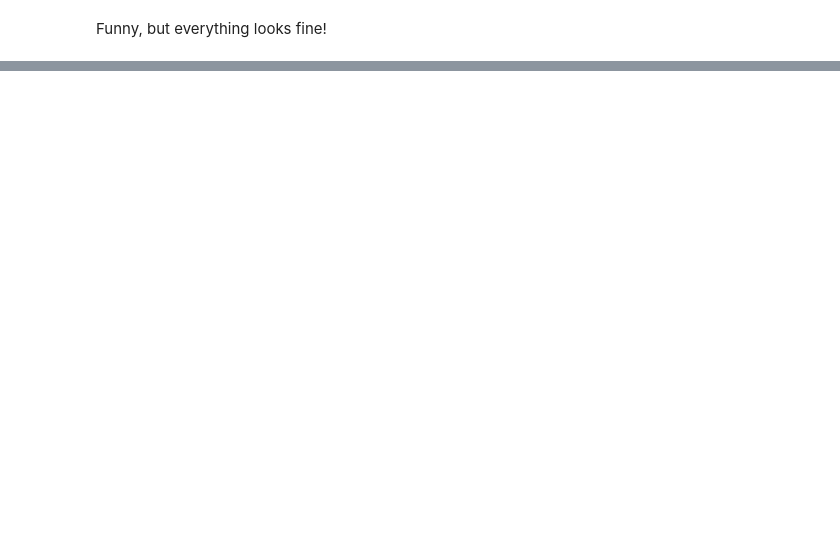
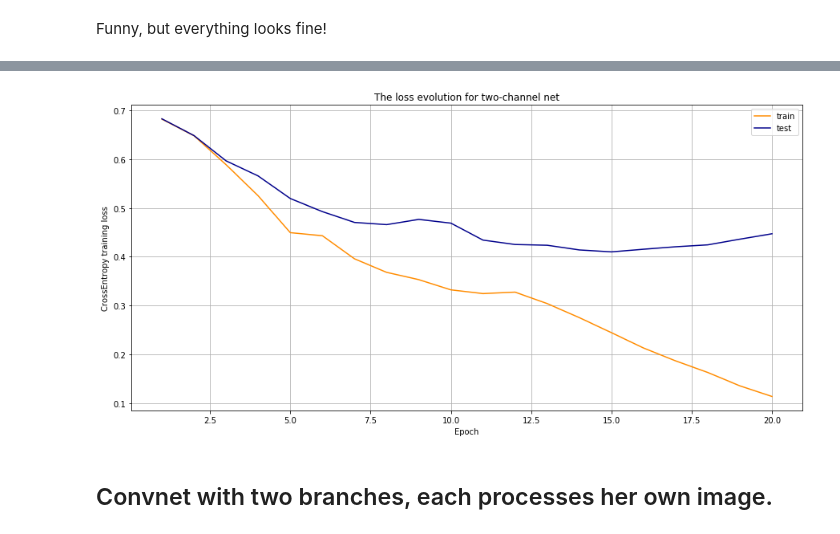
Before and after one commit to masyahook/Deep_learning_mini_projects, a Jupyter notebook: project_attempt.ipynb, the cells around one changed output, grey strips where cells are left out. Saved outputs shown, nothing was run; the diff lists cells and outputs as text; code cells hidden in the pictures; blank space fills up the shorter version.

```diff
--- a/project_attempt.ipynb
+++ b/project_attempt.ipynb
@@ -270,0 +272,20 @@ Number of correct test classifications: 805 out of 1000
+# %%
+nb_epochs = 20
+
+# Creating an array with nb_epoch values
+epochs = range(1, nb_epochs+1)
+
+# Plotting the figure
+f, ax = plt.subplots(figsize=(15, 7))
+
+ax.plot(epochs, train_losses, 'darkorange', label='train')
+ax.plot(epochs, test_losses, 'darkblue', label='test')
+ax.set_ylabel('CrossEntropy training loss')
+ax.set_xlabel('Epoch')
+ax.grid('True')
+ax.set_title('The loss evolution for two-channel net')
+ax.legend();
+# %% [output]
+[figure, added]
+# %% [markdown]
+## Convnet with two branches, each processes her own image.
```
Also changed, not shown: parts of 42 cells of this notebook.
